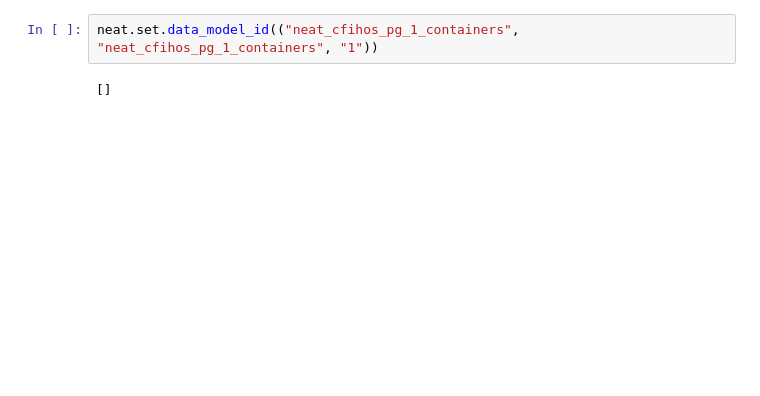
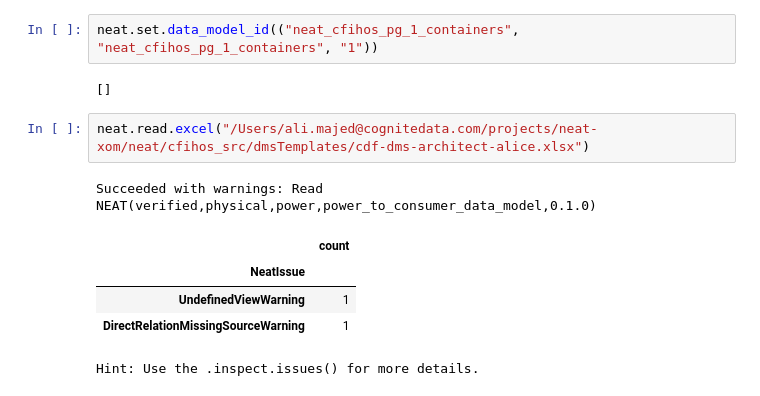
Before and after one commit to cognitedata/neat, a Jupyter notebook: test.ipynb, the cells around one changed output. Drawn from its saved outputs; the diff is of its cells as text; blank space fills up the shorter version.

```diff
--- a/test.ipynb
+++ b/test.ipynb
@@ -215,3 +215,12 @@ http_purl.org_cognite_neat_data-model_verified_physical_NEAT_CFIHOS_Model_2_cont
 neat.set.data_model_id(("neat_cfihos_pg_1_containers", "neat_cfihos_pg_1_containers", "1"))
 # %% [output]
 []
+# %%
+neat.read.excel("/Users/ali.majed@cognitedata.com/projects/neat-xom/neat/cfihos_src/dmsTemplates/cdf-dms-architect-alice.xlsx")
+# %% [output]
+Succeeded with warnings: Read NEAT(verified,physical,power,power_to_consumer_data_model,0.1.0)
+|  | count |
+| NeatIssue |  |
+| UndefinedViewWarning | 1 |
+| DirectRelationMissingSourceWarning | 1 |
+Hint: Use the .inspect.issues() for more details.
```
Also changed, not shown: parts of 10 cells of this notebook, 10 other files.
